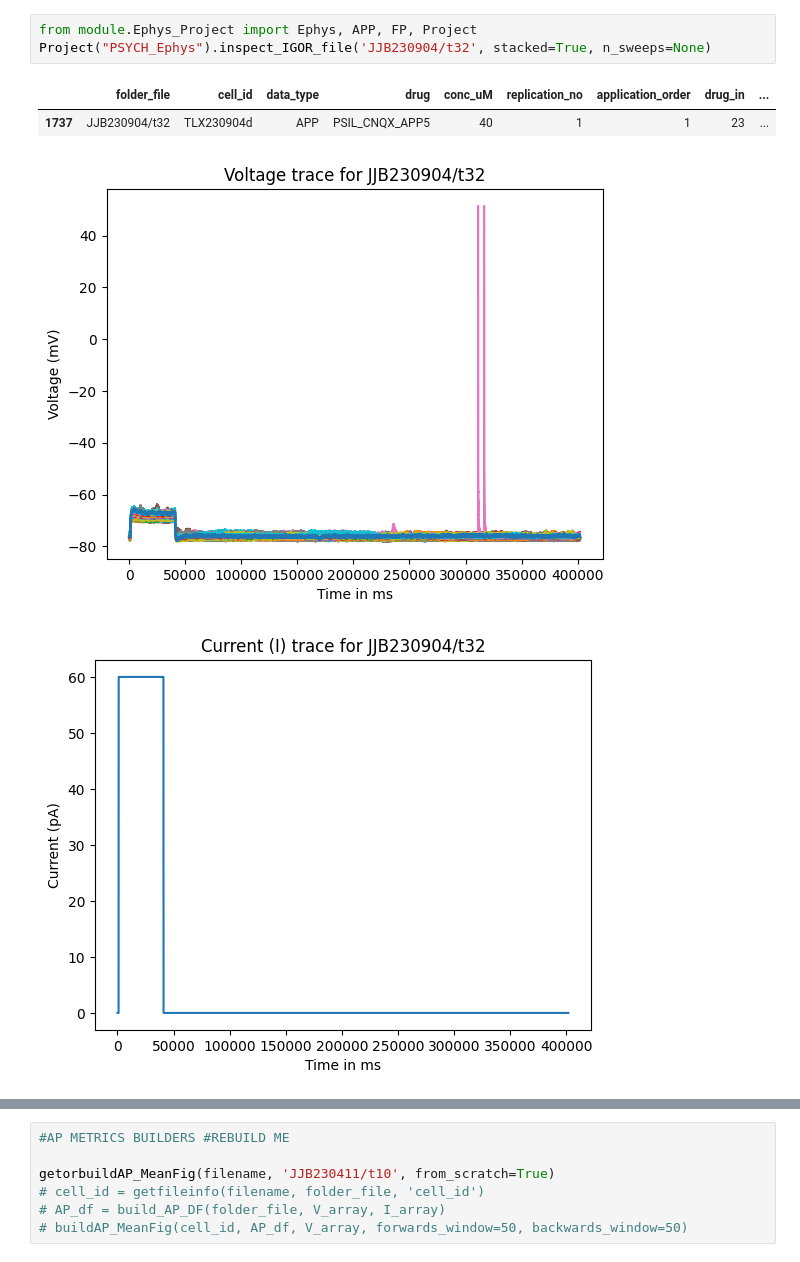
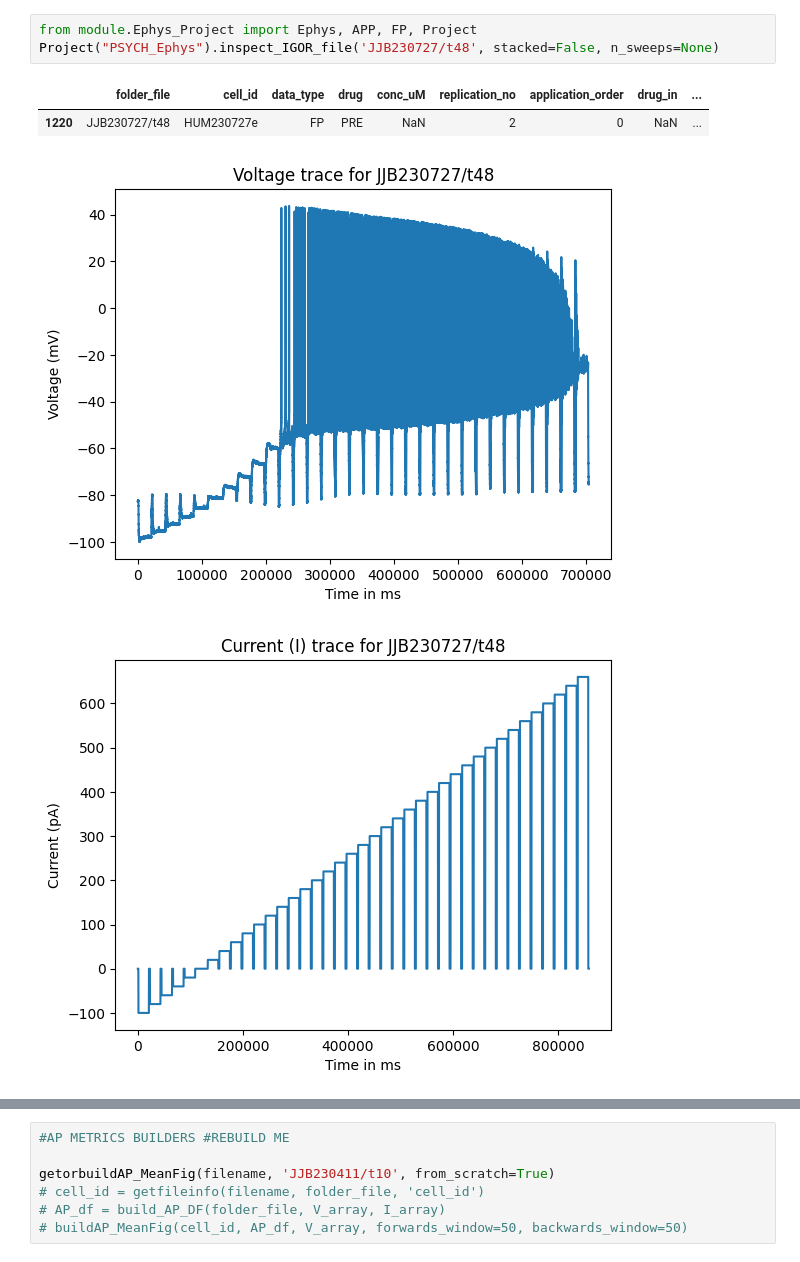
Before and after one commit to jjb-hub/IGOR_phd, a Jupyter notebook: RUN.ipynb, the cells around one changed output, grey strips where cells are left out. Cells and saved outputs as stored; diff of their text form.

```diff
--- a/RUN.ipynb
+++ b/RUN.ipynb
@@ -1,11 +8,11 @@
 # %%
 from module.Ephys_Project import Ephys, APP, FP, Project
-Project("PSYCH_Ephys").inspect_IGOR_file('JJB230904/t32', stacked=True, n_sweeps=None)
+Project("PSYCH_Ephys").inspect_IGOR_file('JJB230727/t48', stacked=False, n_sweeps=None)
 # %% [output]
 |  | folder_file | cell_id | data_type | drug | conc_uM | replication_no | application_order | drug_in | ... |
-| 1737 | JJB230904/t32 | TLX230904d | APP | PSIL_CNQX_APP5 | 40 | 1 | 1 | 23 | ... |
+| 1220 | JJB230727/t48 | HUM230727e | FP | PRE | NaN | 2 | 0 | NaN | ... |
-[figure, old version]
+[figure, new version]
-[figure, old version]
+[figure, new version]
 # %%
 # CELL df
 from module.Ephys_Project import Ephys, APP, FP
```
Also changed, not shown: parts of 8 cells of this notebook, 3 other files.
